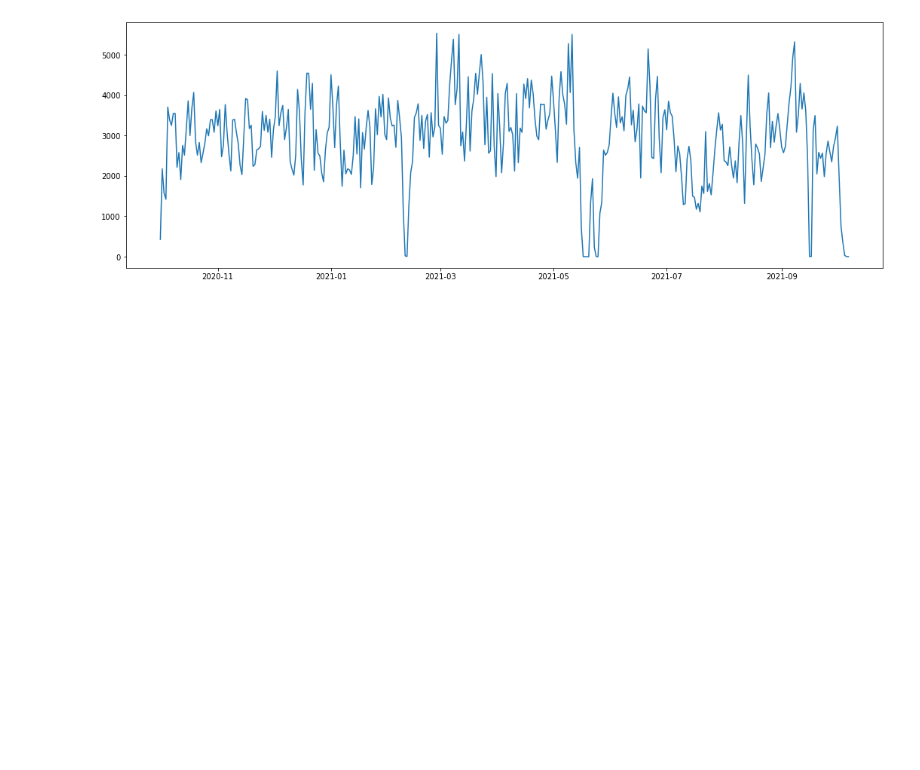
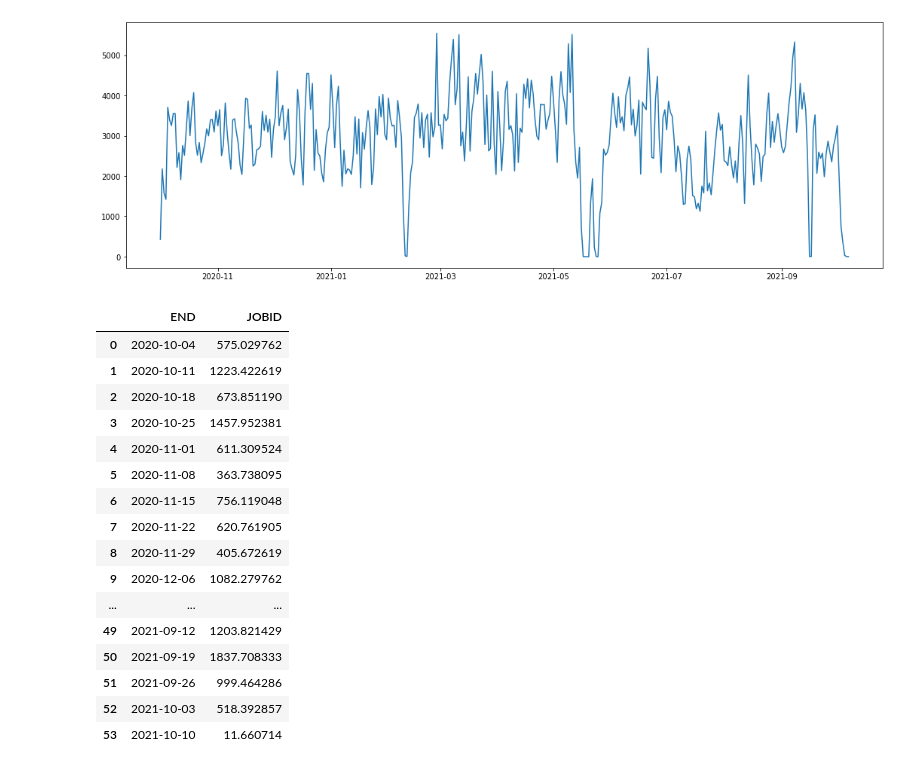
Before and after one commit to nss-data-science-cohort-5/accre-mr-goodbar, a Jupyter notebook: notebooks/fullsample_data_parse.ipynb, the cells around one changed output. Saved outputs shown, nothing was run; the diff lists cells and outputs as text; code cells hidden in the pictures; blank space fills up the shorter version.

```diff
--- a/notebooks/fullsample_data_parse.ipynb
+++ b/notebooks/fullsample_data_parse.ipynb
@@ -204,3 +180,25 @@ plt.plot(fs_resample.index, fs_resample[0])
 # %% [output]
 [<matplotlib.lines.Line2D at 0x...>]
 [figure]
+# %%
+jobs_by_week = jobs.groupby(pd.Grouper(key='END', freq='W'))['JOBID'].count()/168
+jobs_by_week = jobs_by_week.reset_index()
+jobs_by_week
+# %% [output]
+|  | END | JOBID |
+| 0 | 2020-10-04 | 575.029762 |
+| 1 | 2020-10-11 | 1223.422619 |
+| 2 | 2020-10-18 | 673.851190 |
+| 3 | 2020-10-25 | 1457.952381 |
+| 4 | 2020-11-01 | 611.309524 |
+| 5 | 2020-11-08 | 363.738095 |
+| 6 | 2020-11-15 | 756.119048 |
+| 7 | 2020-11-22 | 620.761905 |
+| 8 | 2020-11-29 | 405.672619 |
+| 9 | 2020-12-06 | 1082.279762 |
+| ... | ... | ... |
+| 49 | 2021-09-12 | 1203.821429 |
+| 50 | 2021-09-19 | 1837.708333 |
+| 51 | 2021-09-26 | 999.464286 |
+| 52 | 2021-10-03 | 518.392857 |
+| 53 | 2021-10-10 | 11.660714 |
```
Also changed, not shown: parts of 12 cells of this notebook, 1 other file.
